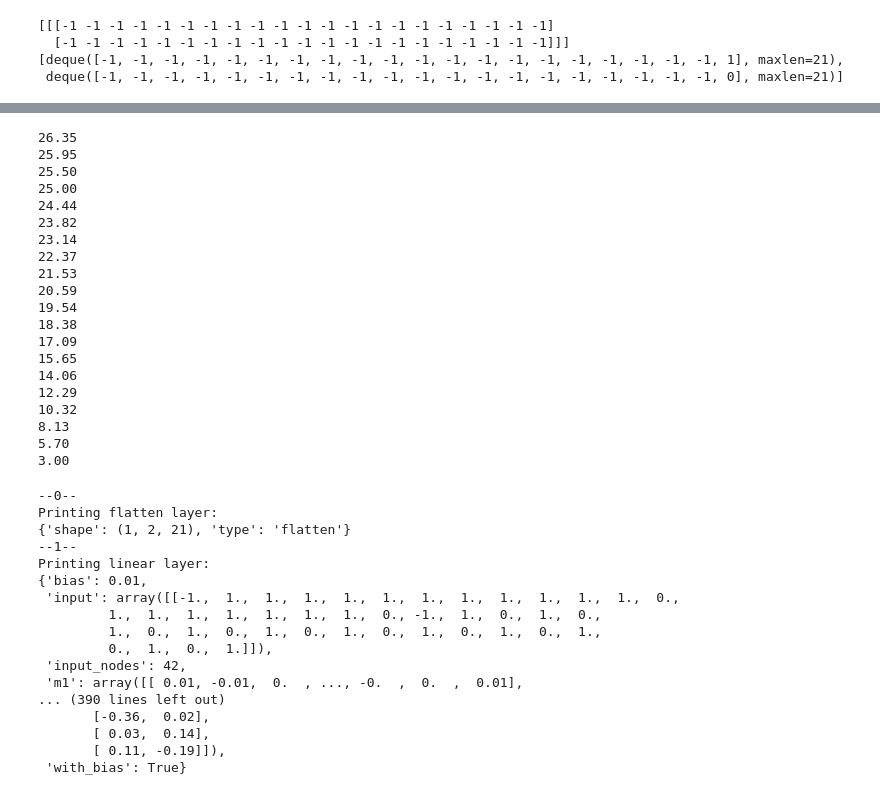
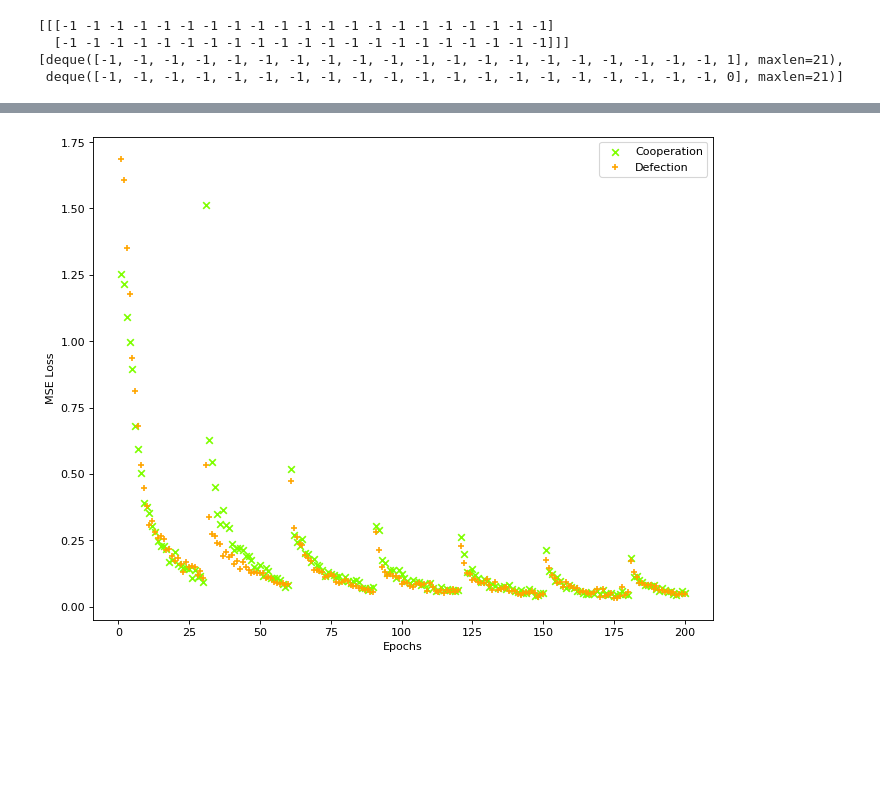
Before and after one commit to hongh-zhang/The-Evolution-of-Defection, a Jupyter notebook: Stage 1.ipynb, the cells around one changed output, grey strips where cells are left out. Drawn from its saved outputs; the diff is of its cells as text; code cells hidden in the pictures; blank space fills up the shorter version.

```diff
--- a/Stage 1.ipynb
+++ b/Stage 1.ipynb
@@ -190,26 +214,0 @@ p1.plot()
-# %%
-# initial experience
-# high greedy -> more random exploration
-p1.greedy = 0.5
-for i in range(60):
-    players = (p1, axl.TitForTat())
-    game = Match(players)
-    game.play()
-
-    players = (p1, axl.Alternator())
-    game = Match(players)
-    game.play()
-p1.greedy = 0.2
-# %%
-for _ in range(20):
-    start = time()
-    p1.train(60, param)
-
-    # collect new experience with trained network
-    [Match((p1, axl.TitForTat())).play() for _ in range(10)]
-    [Match((p1, axl.Alternator())).play() for _ in range(10)]
-
-    print(f'loss: {p1.network.loss},            time: +{time()-start:.2f} sec')
-
-# left: loss for cooperation
-# right: loss for defection
@@ -294,46 +215,5 @@ Player 2 score = 53
-# %%
-# theoritical Q values
-# assuming both player cooperate to the end
-for i in range(20):
-    print(f'{3.0+3.0/(1/9) * (1.0 - 1.0/(1.0+1/9)**(19-i)):.2f}')
-# %% [output]
-26.35
-25.95
-25.50
-25.00
-24.44
-23.82
-23.14
-22.37
-21.53
-20.59
-19.54
-18.38
-17.09
-15.65
-14.06
-12.29
-10.32
-8.13
-5.70
-3.00
-# %%
-p1.network.policy_net.print_parameters()
-# %% [output]
---0--
-Printing flatten layer:
-{'shape': (1, 2, 21), 'type': 'flatten'}
---1--
-Printing linear layer:
-{'bias': 0.01,
- 'input': array([[-1.,  1.,  1.,  1.,  1.,  1.,  1.,  1.,  1.,  1.,  1.,  1.,  0.,
-         1.,  1.,  1.,  1.,  1.,  1.,  1.,  0., -1.,  1.,  0.,  1.,  0.,
-         1.,  0.,  1.,  0.,  1.,  0.,  1.,  0.,  1.,  0.,  1.,  0.,  1.,
-         0.,  1.,  0.,  1.]]),
- 'input_nodes': 42,
- 'm1': array([[ 0.01, -0.01,  0.  , ..., -0.  ,  0.  ,  0.01],
-... (390 lines left out)
-       [-0.36,  0.02],
-       [ 0.03,  0.14],
-       [ 0.11, -0.19]]),
- 'with_bias': True}
+# %%
+# training loss in first 200 epochs
+p1.plot(min_ran=0, max_ran=200)
+# %% [output]
+[figure, added]
```
Also changed, not shown: parts of 34 cells of this notebook, 7 other files.
